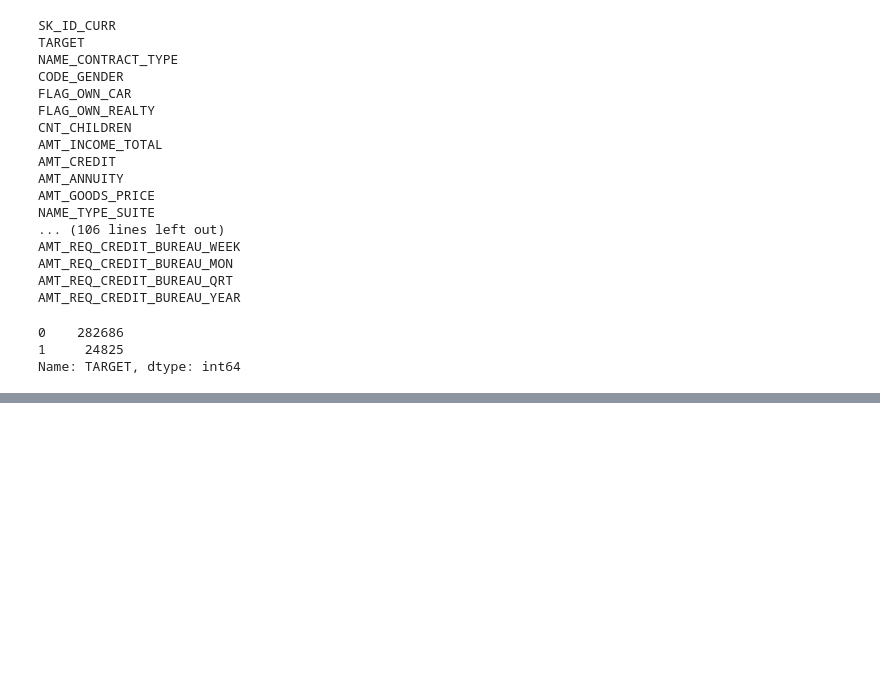
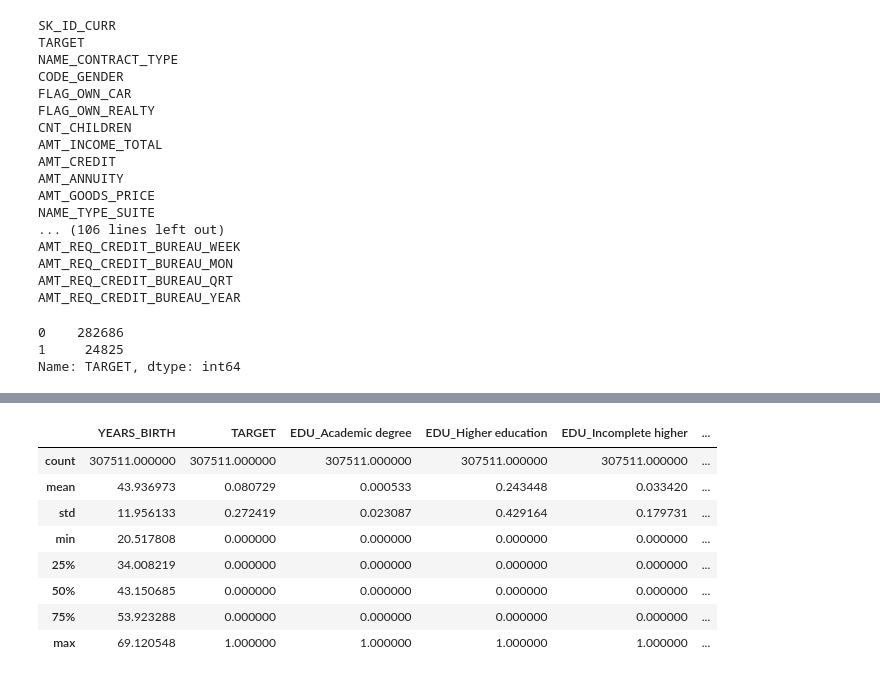
Before and after one commit to robahall/hcdr, a Jupyter notebook: notebooks/1.0-rah-initialInspection.ipynb, the cells around one changed output, grey strips where cells are left out. Saved outputs shown, nothing was run; the diff lists cells and outputs as text; code cells hidden in the pictures; blank space fills up the shorter version.

```diff
--- a/notebooks/1.0-rah-initialInspection.ipynb
+++ b/notebooks/1.0-rah-initialInspection.ipynb
@@ -71,0 +95,2 @@ appTrainDf['YEARS_BIRTH'] = appTrainDf['DAYS_BIRTH'] / -365
+# %%
+dfTraining = pd.DataFrame(appTrainDf[['YEARS_BIRTH','TARGET']])
@@ -71,0 +99,21 @@ appTrainDf['YEARS_BIRTH'] = appTrainDf['DAYS_BIRTH'] / -365
+# %%
+def simplifyEducation(dfIn, dfOut):
+    """Update education and one hot encode them"""
+
+    edu = pd.get_dummies(dfIn.NAME_EDUCATION_TYPE, prefix = 'EDU')
+    dfOut = pd.concat([dfOut, edu], axis = 1)
+    return dfOut
+# %%
+dfTraining = simplifyEducation(appTrainDf, dfTraining)
+# %%
+dfTraining.describe()
+# %% [output]
+|  | YEARS_BIRTH | TARGET | EDU_Academic degree | EDU_Higher education | EDU_Incomplete higher | ... |
+| count | 307511.000000 | 307511.000000 | 307511.000000 | 307511.000000 | 307511.000000 | ... |
+| mean | 43.936973 | 0.080729 | 0.000533 | 0.243448 | 0.033420 | ... |
+| std | 11.956133 | 0.272419 | 0.023087 | 0.429164 | 0.179731 | ... |
+| min | 20.517808 | 0.000000 | 0.000000 | 0.000000 | 0.000000 | ... |
+| 25% | 34.008219 | 0.000000 | 0.000000 | 0.000000 | 0.000000 | ... |
+| 50% | 43.150685 | 0.000000 | 0.000000 | 0.000000 | 0.000000 | ... |
+| 75% | 53.923288 | 0.000000 | 0.000000 | 0.000000 | 0.000000 | ... |
+| max | 69.120548 | 1.000000 | 1.000000 | 1.000000 | 1.000000 | ... |
```
Also changed, not shown: parts of 8 cells of this notebook, 1 other file.
